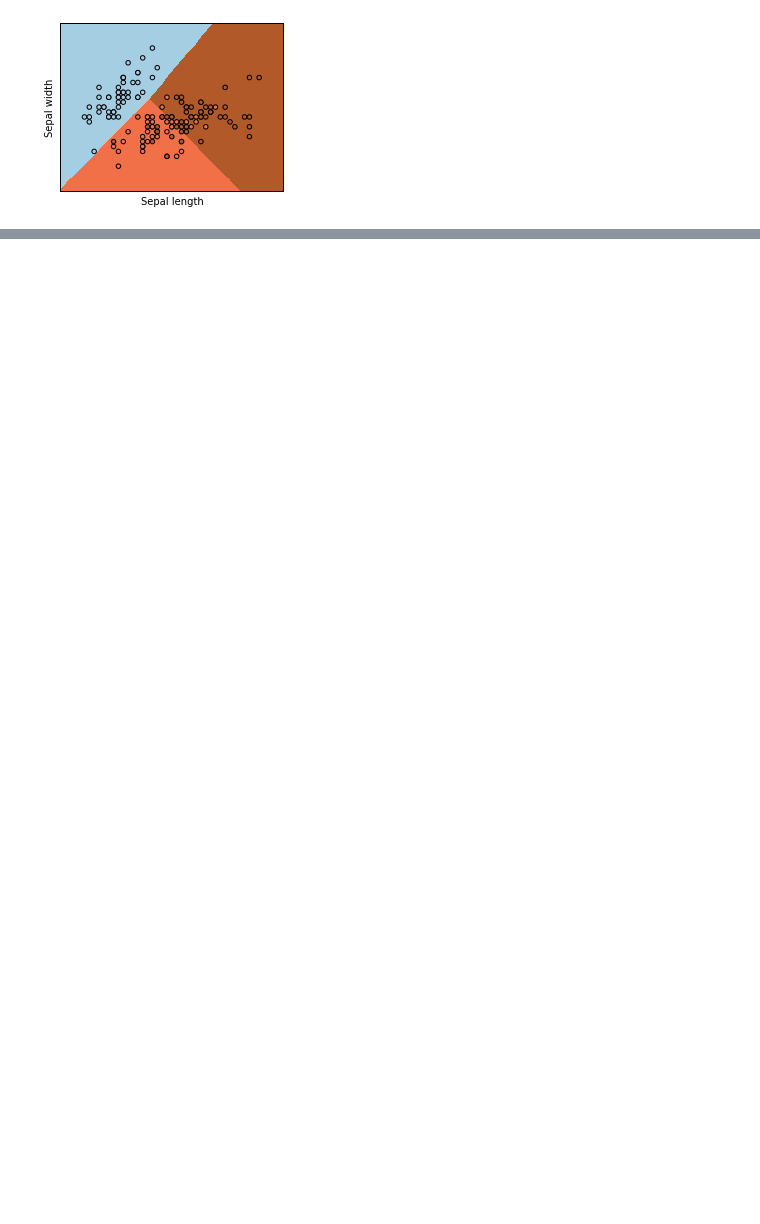
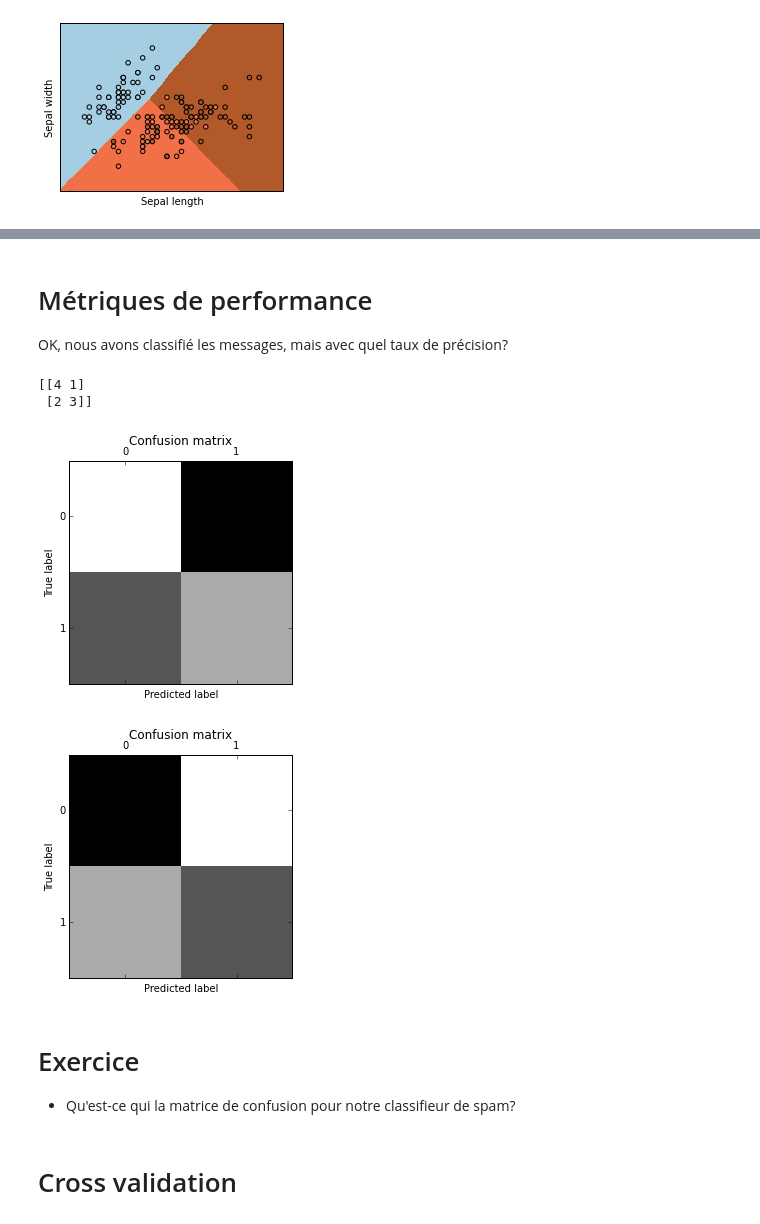
Before and after one commit to JeffAbrahamson/talks, a Jupyter notebook: 2015-11__ML/04-logistic-regression/logistic_regression.ipynb, the cells around one changed output, grey strips where cells are left out. Cells and saved outputs as stored; diff of their text form; code cells hidden in the pictures; blank space fills up the shorter version.

Commit message:
Requirements, cross validation

```diff
--- a/2015-11__ML/04-logistic-regression/logistic_regression.ipynb
+++ b/2015-11__ML/04-logistic-regression/logistic_regression.ipynb
@@ -105,0 +162,37 @@ plt.show()
+# %% [markdown]
+# Métriques de performance
+
+OK, nous avons classifié les messages, mais avec quel taux de précision?
+# %%
+from sklearn.metrics import confusion_matrix
+
+yy_test = [0, 0, 0, 0, 0, 1, 1, 1, 1, 1]
+yy_pred = [0, 1, 0, 0, 0, 0, 0, 1, 1, 1]
+confusion = confusion_matrix(yy_test, yy_pred)
+print(confusion)
+plt.matshow(confusion)
+plt.title('Confusion matrix')
+plt.gray()
+plt.ylabel('True label')
+plt.xlabel('Predicted label')
+plt.show()
+
+# Ou si on voudrait que le noir nous montre les plus communs :
+invert_colors = np.ones(confusion.shape) * confusion.max()
+plt.matshow(invert_colors - confusion)
+plt.title('Confusion matrix')
+plt.gray()
+plt.ylabel('True label')
+plt.xlabel('Predicted label')
+plt.show()
+# %% [output]
+[[4 1]
+ [2 3]]
+[figure, added]
+[figure, added]
+# %% [markdown]
+# Exercice
+
+* Qu'est-ce qui la matrice de confusion pour notre classifieur de spam?
+# %% [markdown]
+# Cross validation
```
Also changed, not shown: parts of 11 cells of this notebook, 6 other files.
